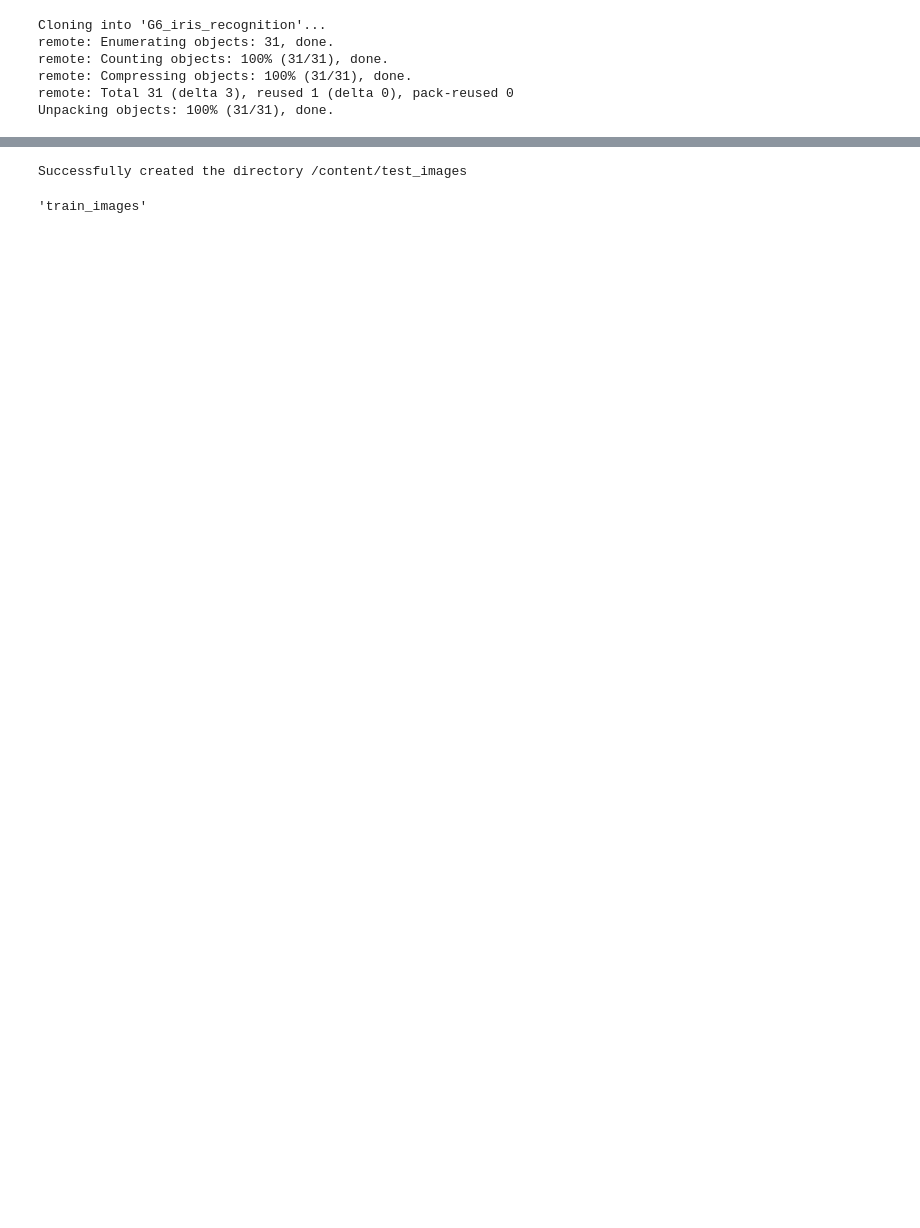
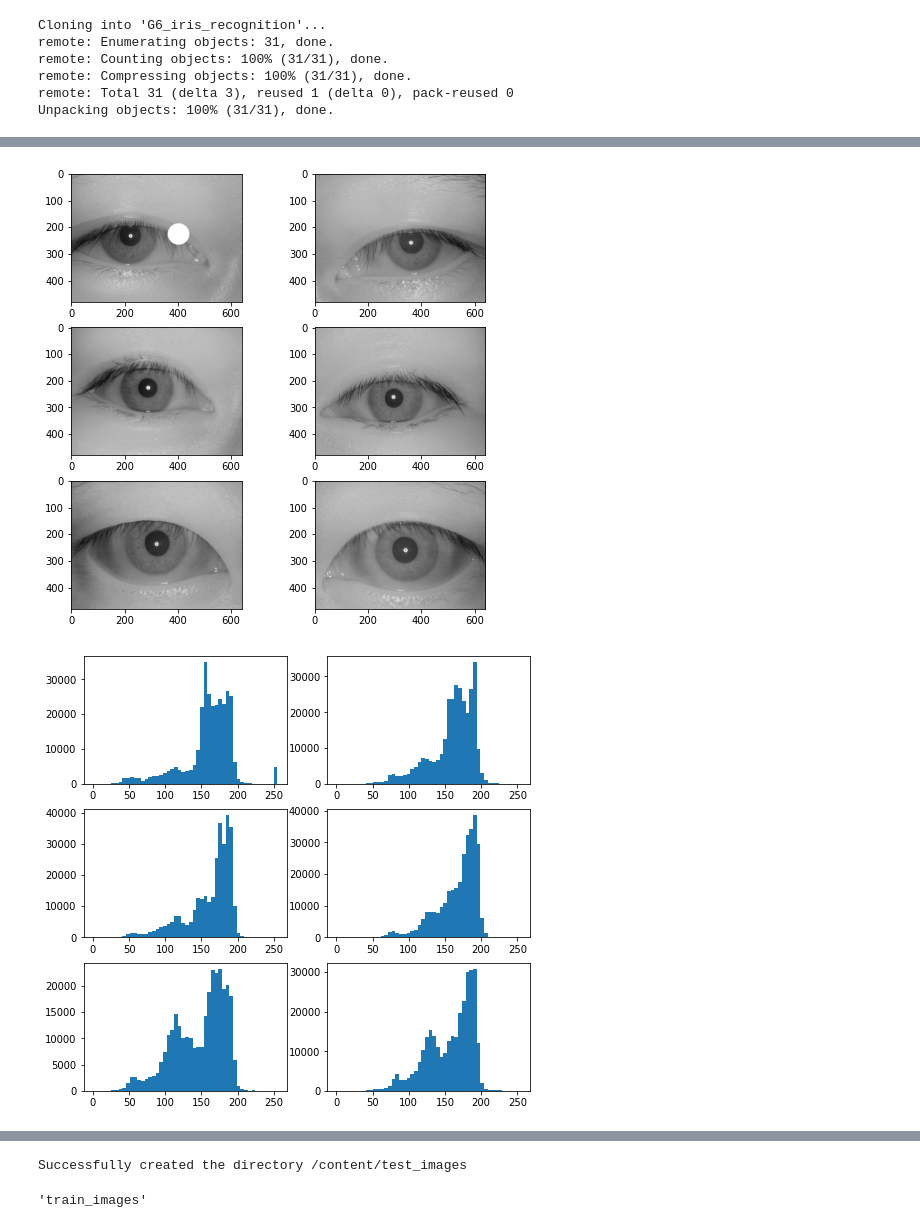
Before and after one commit to MarceloCMiguel/iris-detection, a Jupyter notebook: projeto1.ipynb, the cells around one changed output, grey strips where cells are left out. Cells and saved outputs as stored; diff of their text form; code cells hidden in the pictures; blank space fills up the shorter version.

Commit message:
equalizacao de hist nas imagens

```diff
--- a/projeto1.ipynb
+++ b/projeto1.ipynb
@@ -46,0 +52,34 @@ import G6_iris_recognition
+# %%
+
+img = cv.cvtColor(cv.imread('images/0000/0000_000.bmp'), cv.COLOR_BGR2GRAY)
+dst = cv.equalizeHist(img)
+#cv2_imshow(img)
+def plot_images(columns,rows):
+  fig = plt.figure(figsize=(8, 8))
+  c = 0
+  list_image=[]
+  for i in range(1, columns*rows +1):
+    try:
+      if c<10:
+        img = cv.cvtColor(cv.imread(f"images/000{c}/000{c}_00{c}.bmp"), cv.COLOR_BGR2GRAY)
+      else:
+        img = cv.cvtColor(cv.imread(f'images/00{c}/00{c}_00{c}.bmp'), cv.COLOR_BGR2GRAY)
+      list_image.append(img)
+    except:
+      print("image not exist")
+    fig.add_subplot(rows, columns, i)
+    plt.imshow(img,cmap='gray')
+    c +=1
+  plt.show()
+  return list_image,columns,rows
+def plot_hist_by_list(list_image,columns,rows):
+  fig = plt.figure(figsize=(8, 8))
+  for i in range(1, columns*rows +1):
+    fig.add_subplot(rows, columns, i)
+    plt.hist(list_image[i-1].ravel(),bins=50,range=[0,255])
+  plt.show()
+list_image,columns,rows = plot_images(2,3)
+plot_hist_by_list(list_image,columns,rows)
+# %% [output]
+[figure, added]
+[figure, added]
```
Also changed, not shown: parts of 9 cells of this notebook.
